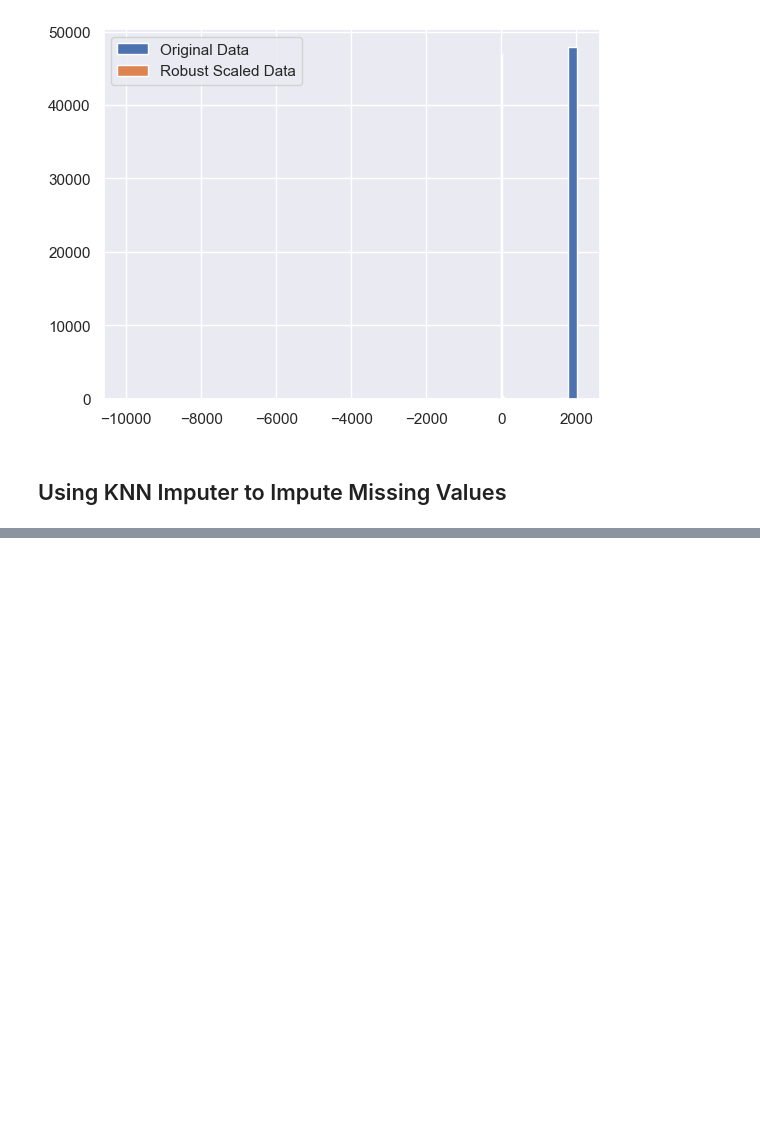
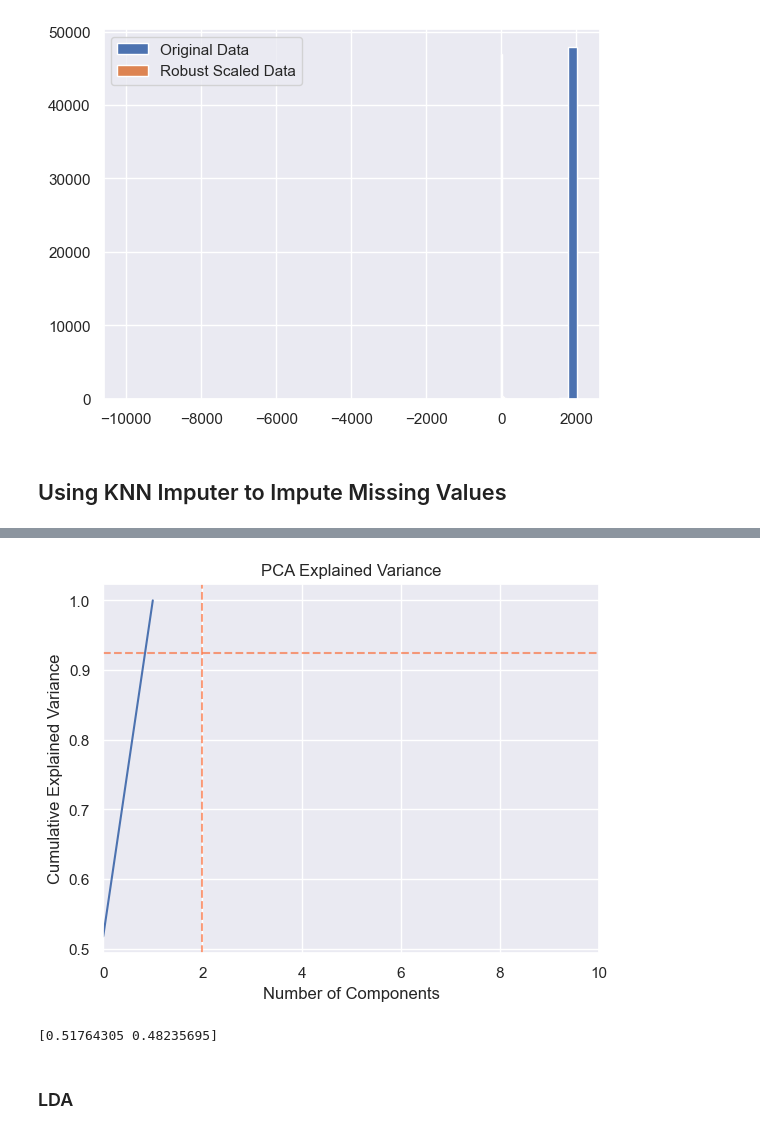
Before and after one commit to sba23416/SBA23416_StrategicThinkingCA2, a Jupyter notebook: Per-Capita-Plastic-Waste-Vs-Gdp-Per-Capita-Final.ipynb, the cells around one changed output, grey strips where cells are left out. Cells and saved outputs as stored; diff of their text form; code cells hidden in the pictures; blank space fills up the shorter version.

```diff
--- a/Per-Capita-Plastic-Waste-Vs-Gdp-Per-Capita-Final.ipynb
+++ b/Per-Capita-Plastic-Waste-Vs-Gdp-Per-Capita-Final.ipynb
@@ -650,0 +708,49 @@ plt.show()
+# %%
+from sklearn.decomposition import PCA
+from sklearn.preprocessing import StandardScaler
+
+# Assuming X_numeric is your numeric data
+X_numeric = GB_df[numeric_cols]
+
+# Standardize the data
+scaler = StandardScaler()
+X_numeric_standardized = scaler.fit_transform(X_numeric)
+
+# Apply PCA
+pca = PCA().fit(X_numeric_standardized)
+
+# Plot explained variance ratio
+plt.plot(np.cumsum(pca.explained_variance_ratio_))
+plt.xlabel("Number of Components")
+plt.ylabel("Cumulative Explained Variance")
+plt.title("PCA Explained Variance")
+plt.axhline(0.9250,color= "orangered",alpha=.5,ls="--")
+plt.axvline(2,color= "orangered",alpha=.5,ls="--");
+plt.xlim(0,10)
+plt.show()
+# %% [output]
+[figure, added]
+# %%
+from sklearn.decomposition import PCA
+from sklearn.preprocessing import StandardScaler
+
+# Identify numeric columns
+numeric_cols = GB_df.select_dtypes(include=['number']).columns
+
+# Select only numeric columns for PCA
+X_numeric = GB_df[numeric_cols]
+
+# Standardize the numeric data
+scaler = StandardScaler()
+X_scaled = scaler.fit_transform(X_numeric)
+
+# Apply PCA
+pca = PCA(0.92).fit(X_scaled)
+
+# Print explained variance ratio
+explained_variance = pca.explained_variance_ratio_
+print(explained_variance)
+# %% [output]
+[0.51764305 0.48235695]
+# %% [markdown]
+### LDA
```
Also changed, not shown: parts of 6 cells of this notebook.
